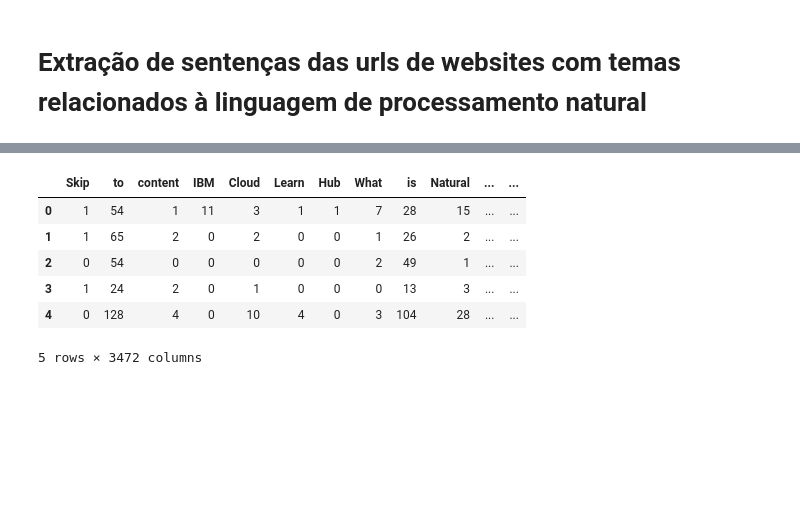
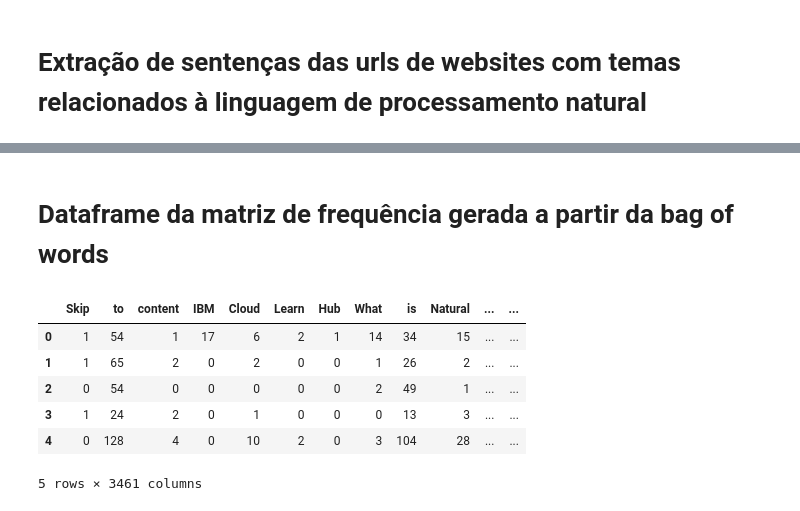
Before and after one commit to JasminiSantos/Trabalho-5-Bag-of-Words, a Jupyter notebook: Trabalho_5_Bag_of_Words.ipynb, the cells around one changed output, grey strips where cells are left out. Drawn from its saved outputs; the diff is of its cells as text; code cells hidden in the pictures; blank space fills up the shorter version.

```diff
--- a/Trabalho_5_Bag_of_Words.ipynb
+++ b/Trabalho_5_Bag_of_Words.ipynb
@@ -272,0 +223,27 @@ close 0 0 0 0 1
+# %%
+# Pega todos os textos a partir das urls
+def get_all_texts(urls):
+  documents = []
+  for url in urls:
+    text = extract_text_from_url(url)
+    text = replace_contractions(text)
+    words = re.findall(r'\w+',text)
+    documents.append(words)
+  return documents
+
+# Imprime cada vetor da matriz. Primeira posição da matri\ é o vetor de vocabulário dos textos
+def print_matrix(matrix):
+  for i in range(len(matrix)):
+    print(str(i) + ". " + str(matrix[i]))
+
+# Gera o bag of words a partir do vocabulário e das listas de palavras de cada documento/texto
+def generate_bag_of_words(urls):
+  matrix = []
+  documents = get_all_texts(urls)
+  vocab = get_vocabulary_from_texts(urls)
+  matrix.append(vocab)
+  for document in documents:
+    matrix.append(document)
+  return matrix
+
+print_matrix(generate_bag_of_words(urls))
@@ -273,25 +276,26 @@ close 0 0 0 0 1
+# %% [markdown]
+# Dataframe da matriz de frequência gerada a partir da bag of words
 # %%
 import pandas as pd
 import numpy as np
-def generate_bag_of_words_dataframe(urls):
-  documents = get_all_texts(urls)
-  vocab = get_vocabulary_from_texts(urls)
+def generate_dataframe_from_bag_of_words(urls):
+  bag = generate_bag_of_words(urls)
   dictionaries = []
-  for document in documents:
-    dictionary = dict.fromkeys(document, 0)
-    for word in dictionary:
-      dictionary[word] = document.count(word)
+  for i in range(1, len(bag)):
+    dictionary = dict.fromkeys(bag[i], 0)
+    for word in bag[0]:
+      dictionary[word] = bag[i].count(word)
     dictionaries.append(dictionary)
   df = pd.DataFrame(dictionaries)
   df = df.replace(np.nan, 0)
   df = df.apply(np.int64)
   display(df)
-generate_bag_of_words_dataframe(urls)
+generate_dataframe_from_bag_of_words(urls)
 # %% [output]
 |  | Skip | to | content | IBM | Cloud | Learn | Hub | What | is | Natural | ... | ... |
-| 0 | 1 | 54 | 1 | 11 | 3 | 1 | 1 | 7 | 28 | 15 | ... | ... |
+| 0 | 1 | 54 | 1 | 17 | 6 | 2 | 1 | 14 | 34 | 15 | ... | ... |
 | 1 | 1 | 65 | 2 | 0 | 2 | 0 | 0 | 1 | 26 | 2 | ... | ... |
 | 2 | 0 | 54 | 0 | 0 | 0 | 0 | 0 | 2 | 49 | 1 | ... | ... |
 | 3 | 1 | 24 | 2 | 0 | 1 | 0 | 0 | 0 | 13 | 3 | ... | ... |
-| 4 | 0 | 128 | 4 | 0 | 10 | 4 | 0 | 3 | 104 | 28 | ... | ... |
+| 4 | 0 | 128 | 4 | 0 | 10 | 2 | 0 | 3 | 104 | 28 | ... | ... |
-5 rows × 3472 columns
+5 rows × 3461 columns
```
Also changed, not shown: parts of 9 cells of this notebook.
